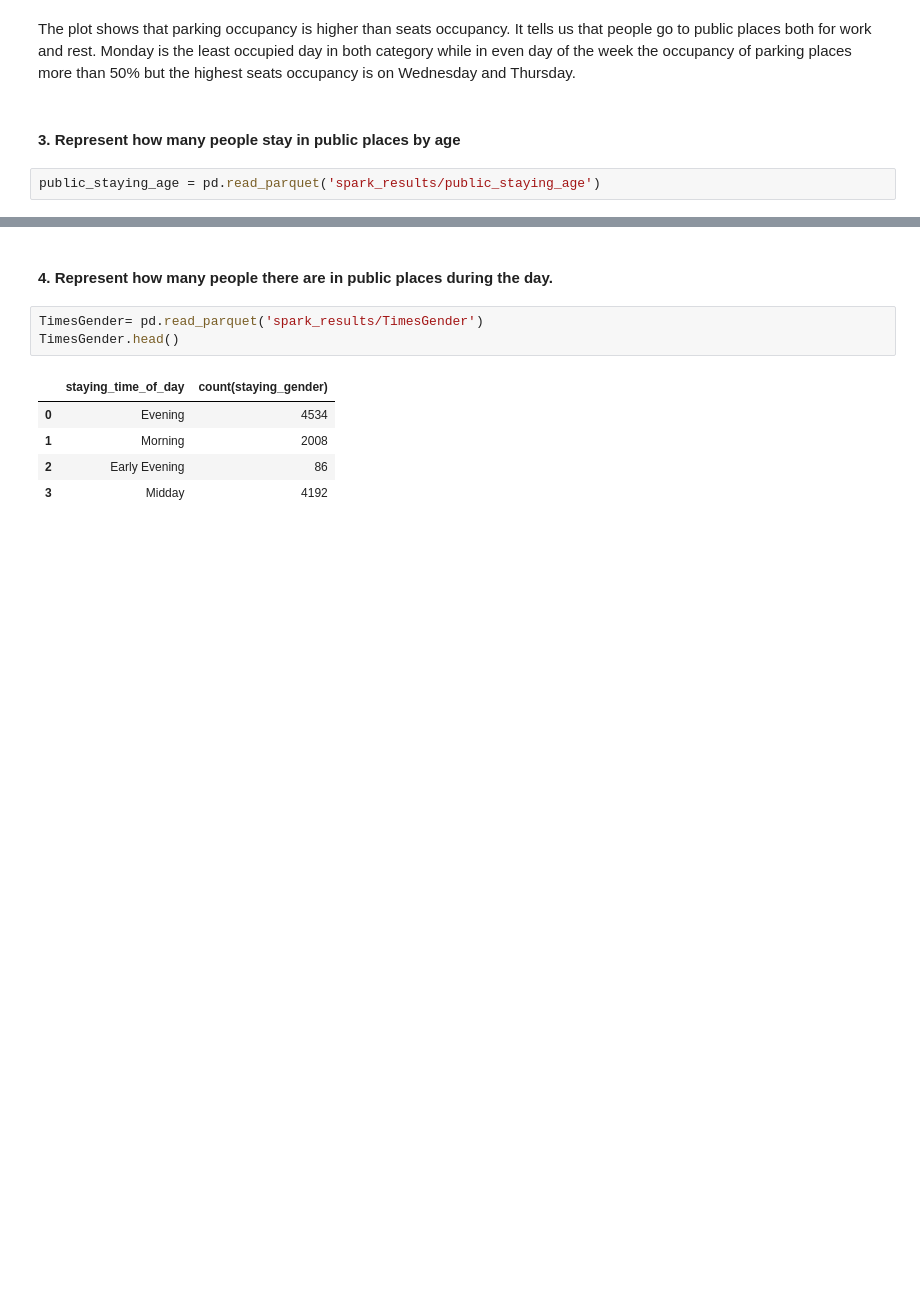
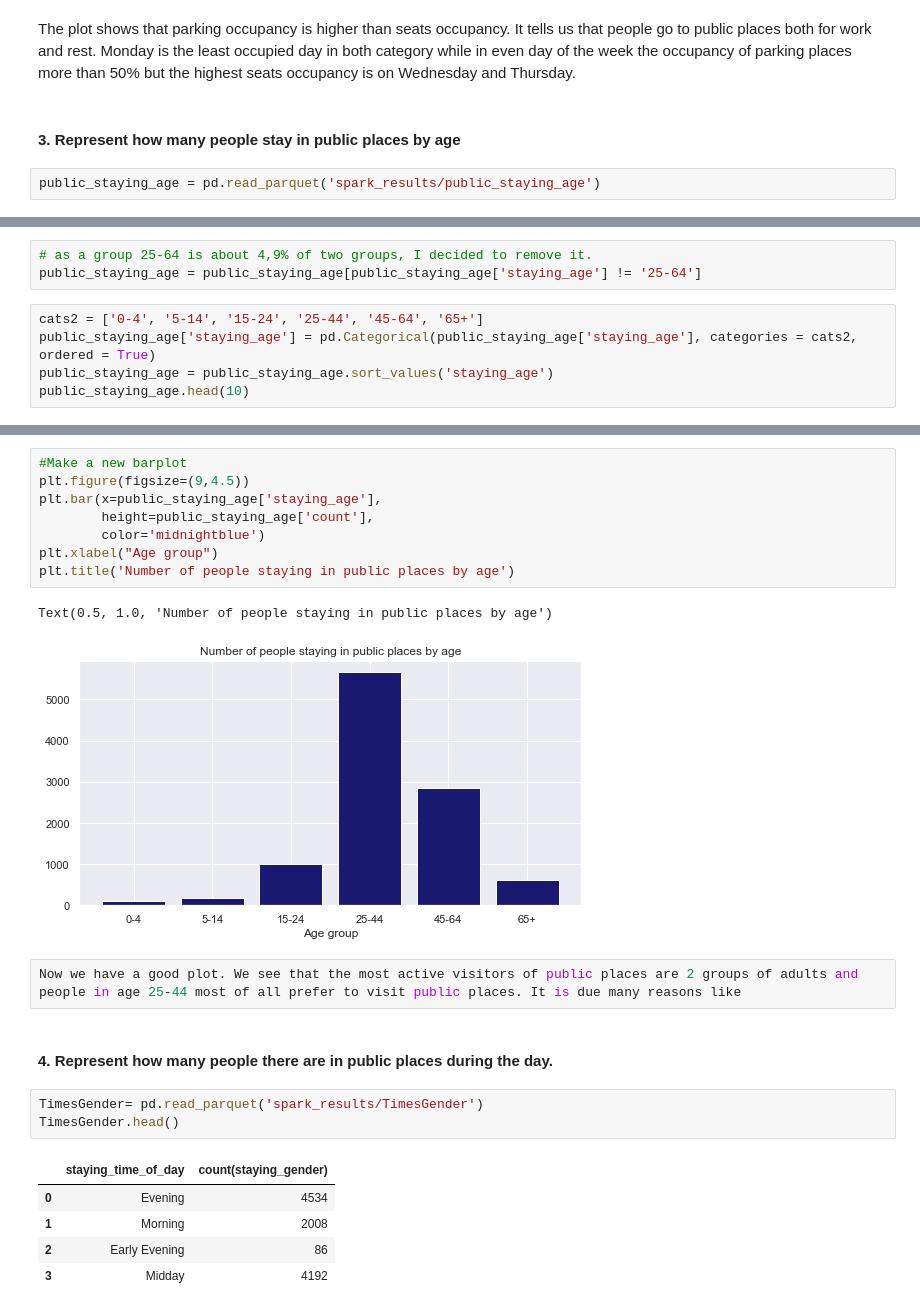
Before and after one commit to master-lily/Seattle_parking_public_life_DE, a Jupyter notebook: task_DE/Vizualization_spark_results.ipynb, the cells around one changed output, grey strips where cells are left out. Cells and saved outputs as stored; diff of their text form; blank space fills up the shorter version.

```diff
--- a/task_DE/Vizualization_spark_results.ipynb
+++ b/task_DE/Vizualization_spark_results.ipynb
@@ -143,0 +169,8 @@ We see that data has errors because there is a group 25-64.So it includes people
+# %%
+# as a group 25-64 is about 4,9% of two groups, I decided to remove it.
+public_staying_age = public_staying_age[public_staying_age['staying_age'] != '25-64']
+# %%
+cats2 = ['0-4', '5-14', '15-24', '25-44', '45-64', '65+']
+public_staying_age['staying_age'] = pd.Categorical(public_staying_age['staying_age'], categories = cats2, ordered = True)
+public_staying_age = public_staying_age.sort_values('staying_age')
+public_staying_age.head(10)
@@ -144,3 +185,16 @@ We see that data has errors because there is a group 25-64.So it includes people
+# %%
+#Make a new barplot
+plt.figure(figsize=(9,4.5))
+plt.bar(x=public_staying_age['staying_age'],
+        height=public_staying_age['count'],
+        color='midnightblue')
+plt.xlabel("Age group")
+plt.title('Number of people staying in public places by age')
+# %% [output]
+Text(0.5, 1.0, 'Number of people staying in public places by age')
+[figure, added]
+# %%
+Now we have a good plot. We see that the most active visitors of public places are 2 groups of adults and people in age 25-44 most of all prefer to visit public places. It is due many reasons like
 # %% [markdown]
 #### 4. Represent how many people there are in public places  during the day.
 # %%
```
Also changed, not shown: parts of 9 cells of this notebook, 1 other file.
